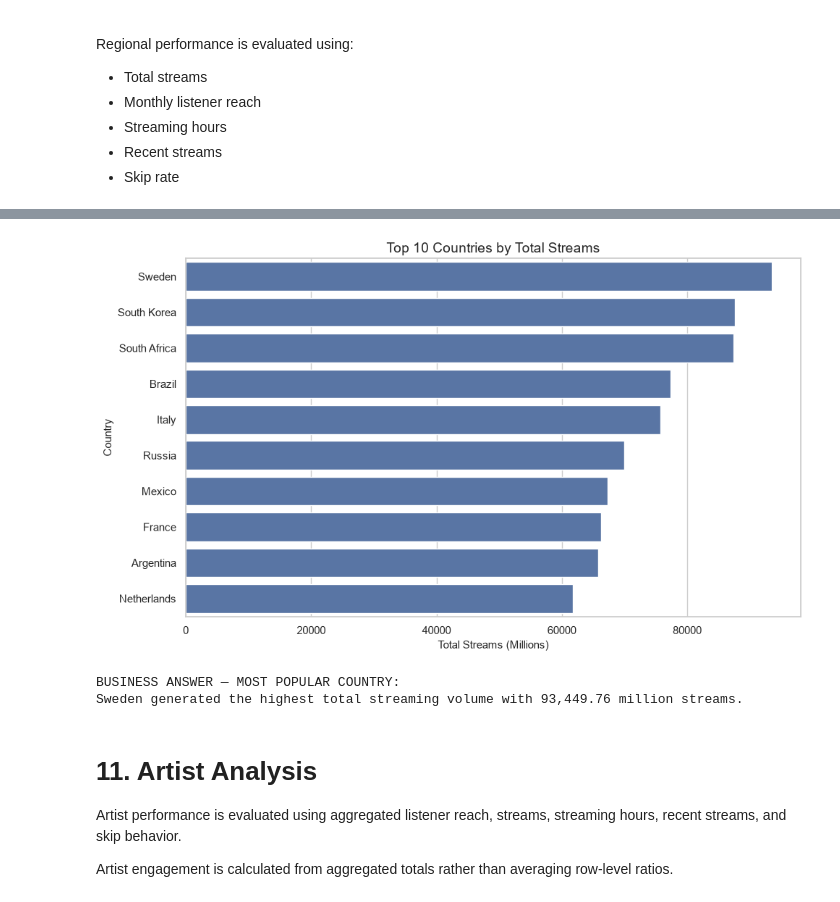
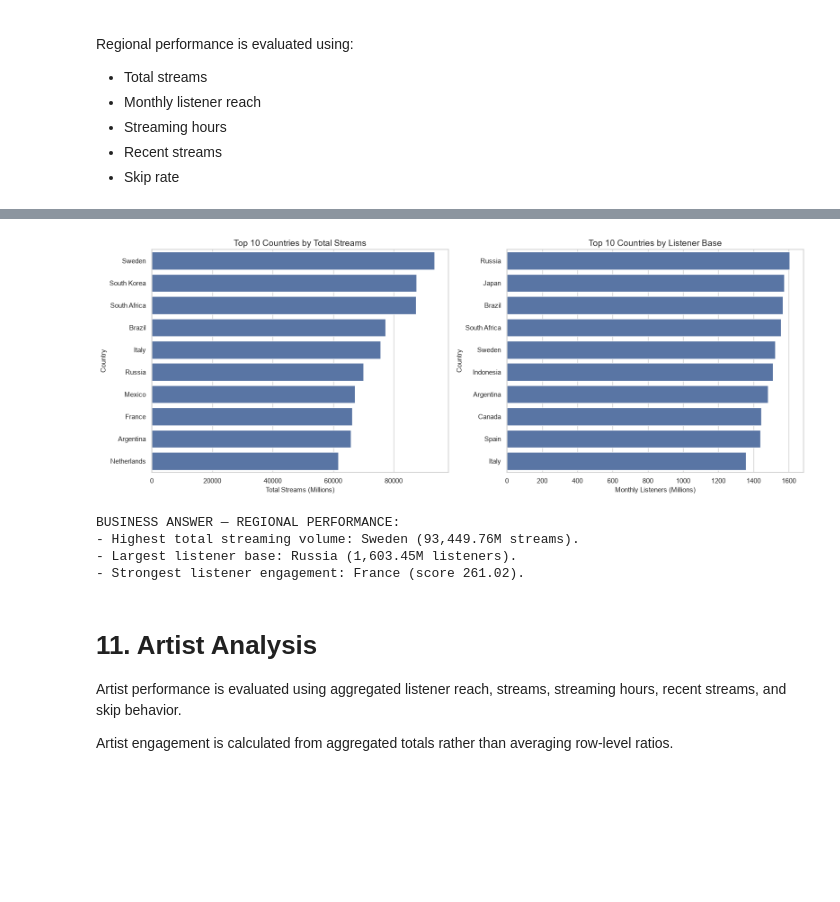
Before and after one commit to mightyalok00/spotify-listener-statistics-eda, a Jupyter notebook: Spotify.ipynb, the cells around one changed output, grey strips where cells are left out. Drawn from its saved outputs; the diff is of its cells as text; code cells hidden in the pictures; blank space fills up the shorter version.

```diff
--- a/Spotify.ipynb
+++ b/Spotify.ipynb
@@ -67,15 +67,24 @@ A file-existence check is included so the notebook fails with a clear message in
 # 2. LOAD DATA
 # ============================================================
 
-file_path = Path(r"D:\Spotify\Spotify_2024_Global_Streaming_Data.csv")
+# Prefer the dataset stored beside the notebook so the project is portable.
+file_path = Path("Spotify_2024_Global_Streaming_Data.csv")
+
+# Retain the original local location as a fallback for existing users.
 if not file_path.exists():
-    raise FileNotFoundError(
-        f"Spotify dataset was not found at:\n{file_path}\n"
-        "Check the file path before continuing."
-    )
+    original_file_path = Path(r"D:\Spotify\Spotify_2024_Global_Streaming_Data.csv")
+    if original_file_path.exists():
+        file_path = original_file_path
+    else:
+        raise FileNotFoundError(
+            "Spotify dataset was not found beside the notebook or at:\n"
+            f"{original_file_path}"
+        )
+
 df = pd.read_csv(file_path)
 
 print("Dataset loaded successfully.")
+print(f"Source: {file_path.resolve()}")
 print(f"Rows: {df.shape[0]:,}")
 print(f"Columns: {df.shape[1]}")
 # %% [output]
@@ -791,40 +844,59 @@ display(country_summary.head(10))
 # %%
 # ============================================================
-# TOP COUNTRIES BY TOTAL STREAMS
+# TOP COUNTRIES BY STREAMS, LISTENERS, AND ENGAGEMENT
 # ============================================================
 
-top_countries = country_summary.head(10)
+top_stream_countries = country_summary.nlargest(10, "Total_Streams_M")
+top_listener_countries = country_summary.nlargest(10, "Monthly_Listeners_M")
+top_engagement_countries = country_summary.nlargest(10, "Engagement_Score")
 
-plt.figure(figsize=(10, 6))
+fig, axes = plt.subplots(1, 2, figsize=(16, 6))
 
 sns.barplot(
-    data=top_countries,
+    data=top_stream_countries,
     x="Total_Streams_M",
-    y="Country"
+    y="Country",
+    ax=axes[0]
 )
+axes[0].set_title("Top 10 Countries by Total Streams")
+axes[0].set_xlabel("Total Streams (Millions)")
+axes[0].set_ylabel("Country")
 
-plt.title("Top 10 Countries by Total Streams")
-plt.xlabel("Total Streams (Millions)")
-plt.ylabel("Country")
+sns.barplot(
+    data=top_listener_countries,
+    x="Monthly_Listeners_M",
+    y="Country",
+    ax=axes[1]
+)
+axes[1].set_title("Top 10 Countries by Listener Base")
+axes[1].set_xlabel("Monthly Listeners (Millions)")
+axes[1].set_ylabel("Country")
 
 plt.tight_layout()
 plt.show()
 
 if country_summary.empty:
     print("Business Answer: No valid country data available.")
-
 else:
-    top_country = country_summary.iloc[0]
+    top_country = top_stream_countries.iloc[0]
+    listener_country = top_listener_countries.iloc[0]
+    engagement_country = top_engagement_countries.iloc[0]
 
     print(
-        f"BUSINESS ANSWER — MOST POPULAR COUNTRY:\n"
-        f"{top_country['Country']} generated the highest total streaming volume "
-        f"with {top_country['Total_Streams_M']:,.2f} million streams."
+        "BUSINESS ANSWER — REGIONAL PERFORMANCE:\n"
+        f"- Highest total streaming volume: {top_country['Country']} "
+        f"({top_country['Total_Streams_M']:,.2f}M streams).\n"
+        f"- Largest listener base: {listener_country['Country']} "
+        f"({listener_country['Monthly_Listeners_M']:,.2f}M listeners).\n"
+        f"- Strongest listener engagement: {engagement_country['Country']} "
+        f"(score {engagement_country['Engagement_Score']:.2f})."
     )
 # %% [output]
-[figure, old version]
+[figure, new version]
-BUSINESS ANSWER — MOST POPULAR COUNTRY:
-Sweden generated the highest total streaming volume with 93,449.76 million streams.
+BUSINESS ANSWER — REGIONAL PERFORMANCE:
+- Highest total streaming volume: Sweden (93,449.76M streams).
+- Largest listener base: Russia (1,603.45M listeners).
+- Strongest listener engagement: France (score 261.02).
 # %% [markdown]
 # 11. Artist Analysis
 
```
Also changed, not shown: parts of 13 cells of this notebook, 1 other file.
